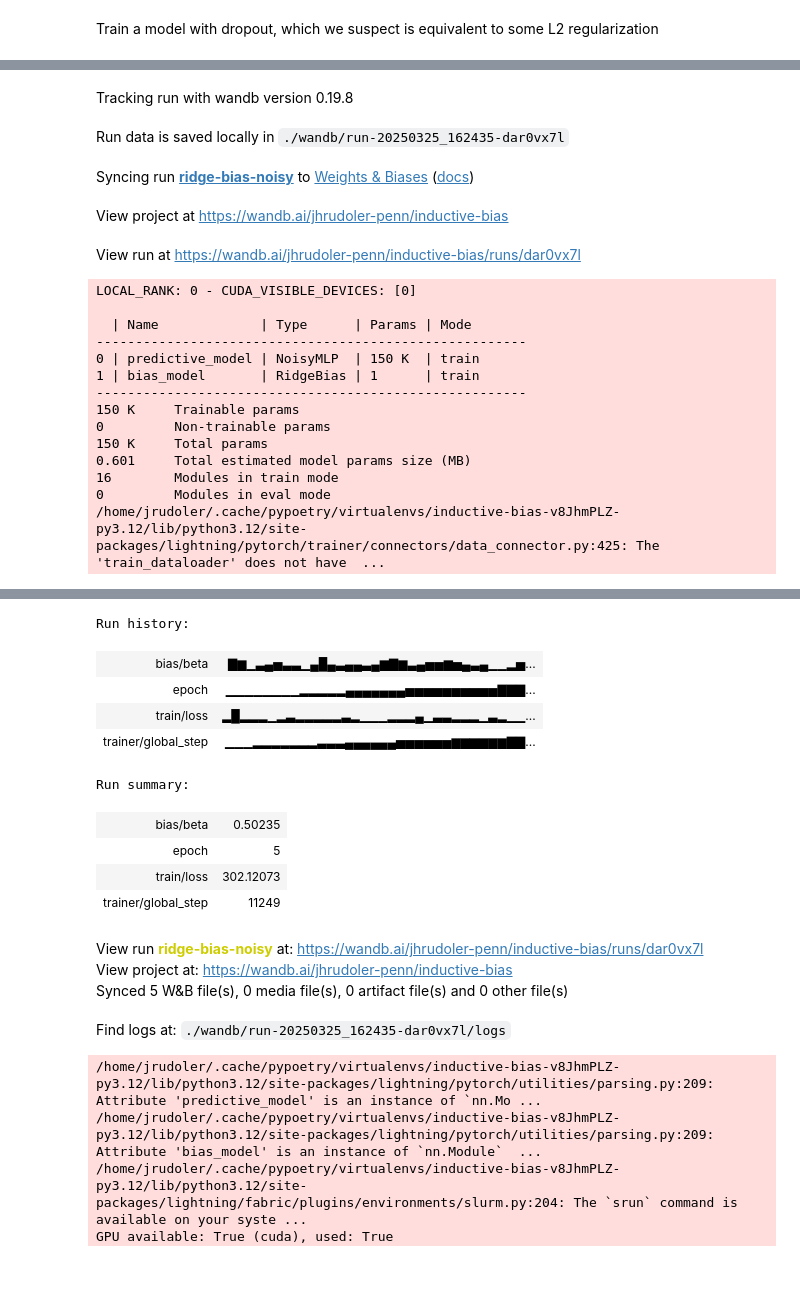
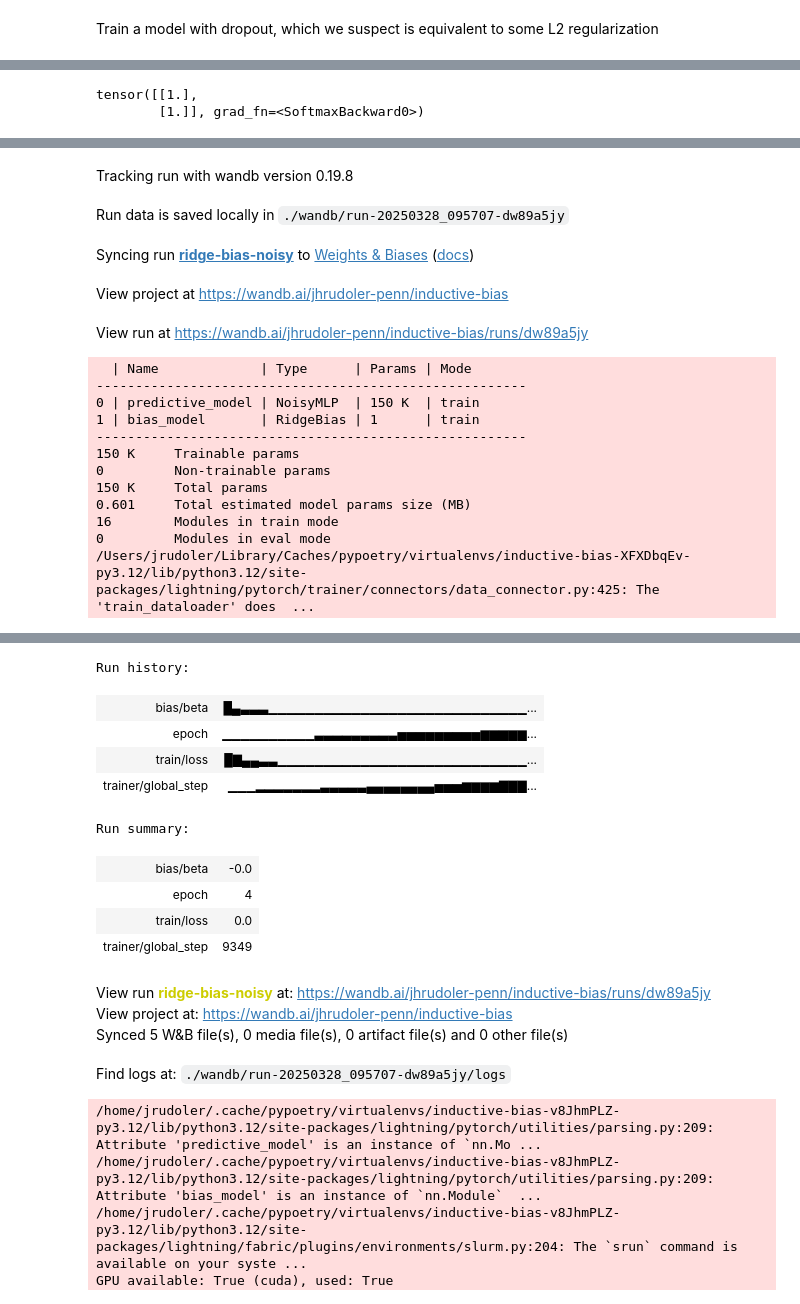
Before and after one commit to jrudoler/estimating-implicit-regularization, a Jupyter notebook: learn-inductive-bias.ipynb, the cells around one changed output, grey strips where cells are left out. Cells and saved outputs as stored; diff of their text form; code cells hidden in the pictures; blank space fills up the shorter version.

Commit message:
update with BCE vs CrossEntropy differences

```diff
--- a/learn-inductive-bias.ipynb
+++ b/learn-inductive-bias.ipynb
@@ -438,12 +428,17 @@ mnist = MNISTDataModule(batch_size=32)
 wandb:   1 of 1 files downloaded.
 wandb:   1 of 1 files downloaded.
 wandb:   1 of 1 files downloaded.
+# %%
+torch.nn.functional.softmax(noisy_model(torch.randn(2, 1, 28, 28)))
+# %% [output]
+tensor([[1.],
+        [1.]], grad_fn=<SoftmaxBackward0>)
 # %%
-from core.bias import RidgeBias, BiasWithCrossEntropy
-module = BiasWithCrossEntropy(
+from core.bias import RidgeBias, BiasWithCrossEntropy, BiasWithBCE
+module = BiasWithBCE(
         predictive_model=noisy_model,
         bias_model=RidgeBias(),
-        loss_fn=nn.functional.mse_loss,
+        grad_match_loss_fn=nn.functional.mse_loss,
         optimizer_cls=torch.optim.Adam,
         lr=1e-3,
     )
@@ -466,37 +461,35 @@ HPU available: False, using: 0 HPUs
 Tracking run with wandb version 0.19.8
-Run data is saved locally in ./wandb/run-20250325_162435-dar0vx7l
+Run data is saved locally in ./wandb/run-20250328_095707-dw89a5jy
 Syncing run ridge-bias-noisy to Weights & Biases (docs)
 View project at https://wandb.ai/jhrudoler-penn/inductive-bias
-View run at https://wandb.ai/jhrudoler-penn/inductive-bias/runs/dar0vx7l
+View run at https://wandb.ai/jhrudoler-penn/inductive-bias/runs/dw89a5jy
-LOCAL_RANK: 0 - CUDA_VISIBLE_DEVICES: [0]
-
   | Name             | Type      | Params | Mode
 -------------------------------------------------------
 0 | predictive_model | NoisyMLP  | 150 K  | train
 1 | bias_model       | RidgeBias | 1      | train
 -------------------------------------------------------
 150 K     Trainable params
 0         Non-trainable params
 150 K     Total params
 0.601     Total estimated model params size (MB)
 16        Modules in train mode
 0         Modules in eval mode
-/home/jrudoler/.cache/pypoetry/virtualenvs/inductive-bias-v8JhmPLZ-py3.12/lib/python3.12/site-packages/lightning/pytorch/trainer/connectors/data_connector.py:425: The 'train_dataloader' does not have  ...
+/Users/jrudoler/Library/Caches/pypoetry/virtualenvs/inductive-bias-XFXDbqEv-py3.12/lib/python3.12/site-packages/lightning/pytorch/trainer/connectors/data_connector.py:425: The 'train_dataloader' does  ...
 [interactive output not drawn]
 Run history:
-| bias/beta | ▇▆▁▃▄▅▃▃▁▄█▄▃▄▄▃▄▆▇▆▃▄▅▅▆▅▄▃▄▁▁▂▅... |
-| epoch | ▁▁▁▁▁▁▁▁▂▂▂▂▂▄▄▄▄▄▄▄▅▅▅▅▅▅▅▅▅▅▇▇▇... |
-| train/loss | ▂█▂▂▂▁▂▃▂▂▂▂▂▃▂▁▁▁▂▂▂▄▁▃▃▂▂▂▁▃▂▁▁... |
-| trainer/global_step | ▁▁▁▂▂▂▂▂▂▂▃▃▃▄▄▄▄▄▄▅▅▅▅▅▅▆▆▆▆▆▆▇▇... |
+| bias/beta | █▄▃▃▃▁▁▁▁▁▁▁▁▁▁▁▁▁▁▁▁▁▁▁▁▁▁▁▁▁▁▁▁... |
+| epoch | ▁▁▁▁▁▁▁▁▁▁▃▃▃▃▃▃▃▃▃▅▅▅▅▅▅▅▅▅▆▆▆▆▆... |
+| train/loss | █▇▄▄▃▃▁▁▁▁▁▁▁▁▁▁▁▁▁▁▁▁▁▁▁▁▁▁▁▁▁▁▁... |
+| trainer/global_step | ▁▁▁▂▂▂▂▂▂▂▃▃▃▃▃▄▄▄▄▄▄▄▄▅▅▅▆▆▆▆▇▇▇... |
 Run summary:
-| bias/beta | 0.50235 |
-| epoch | 5 |
-| train/loss | 302.12073 |
-| trainer/global_step | 11249 |
+| bias/beta | -0.0 |
+| epoch | 4 |
+| train/loss | 0.0 |
+| trainer/global_step | 9349 |
-View run ridge-bias-noisy at: https://wandb.ai/jhrudoler-penn/inductive-bias/runs/dar0vx7l
+View run ridge-bias-noisy at: https://wandb.ai/jhrudoler-penn/inductive-bias/runs/dw89a5jy
 View project at: https://wandb.ai/jhrudoler-penn/inductive-bias
 Synced 5 W&B file(s), 0 media file(s), 0 artifact file(s) and 0 other file(s)
-Find logs at: ./wandb/run-20250325_162435-dar0vx7l/logs
+Find logs at: ./wandb/run-20250328_095707-dw89a5jy/logs
 # %%
 module = BiasWithCrossEntropy(
         predictive_model=noiseless_model,
```
Also changed, not shown: parts of 3 cells of this notebook, 2 other files.
